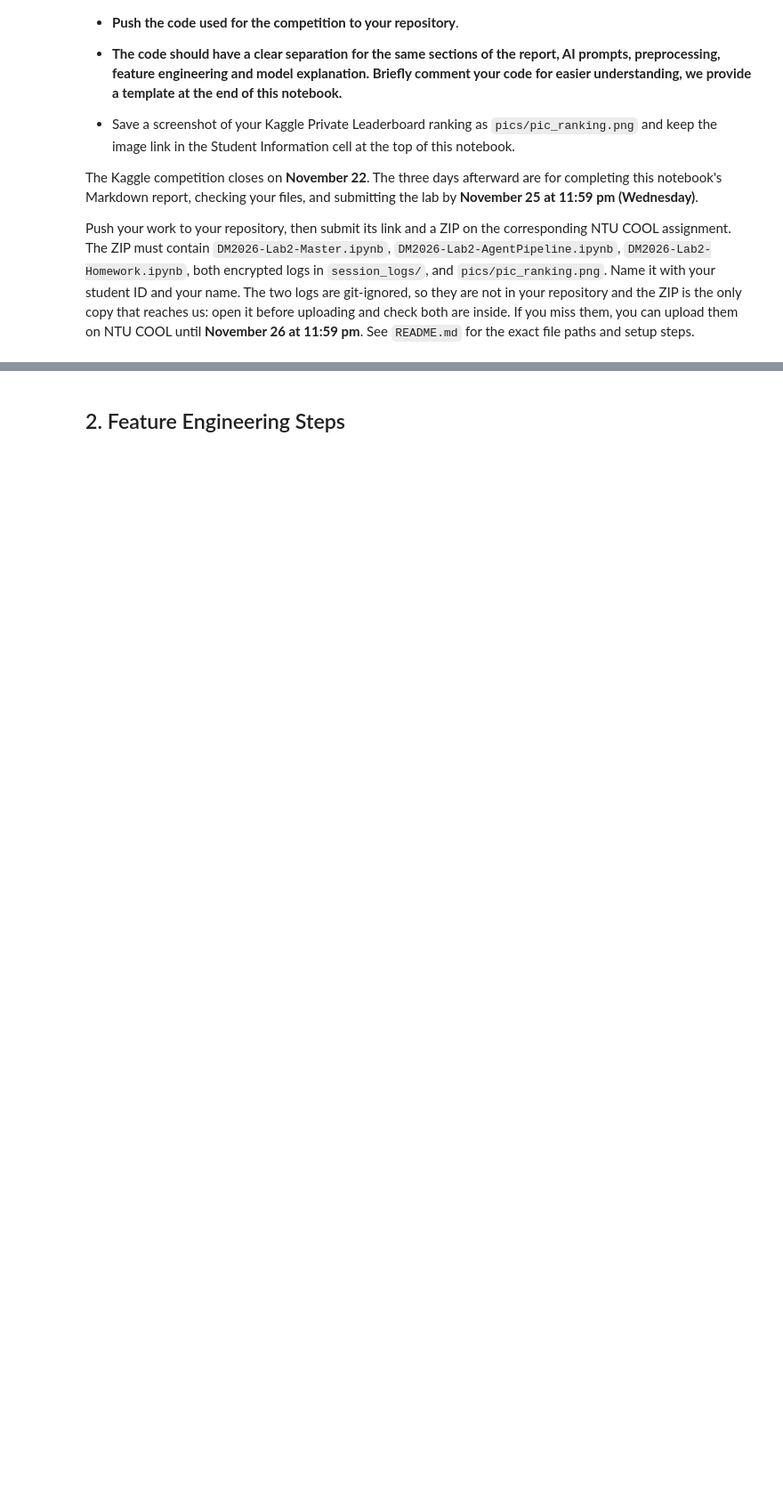
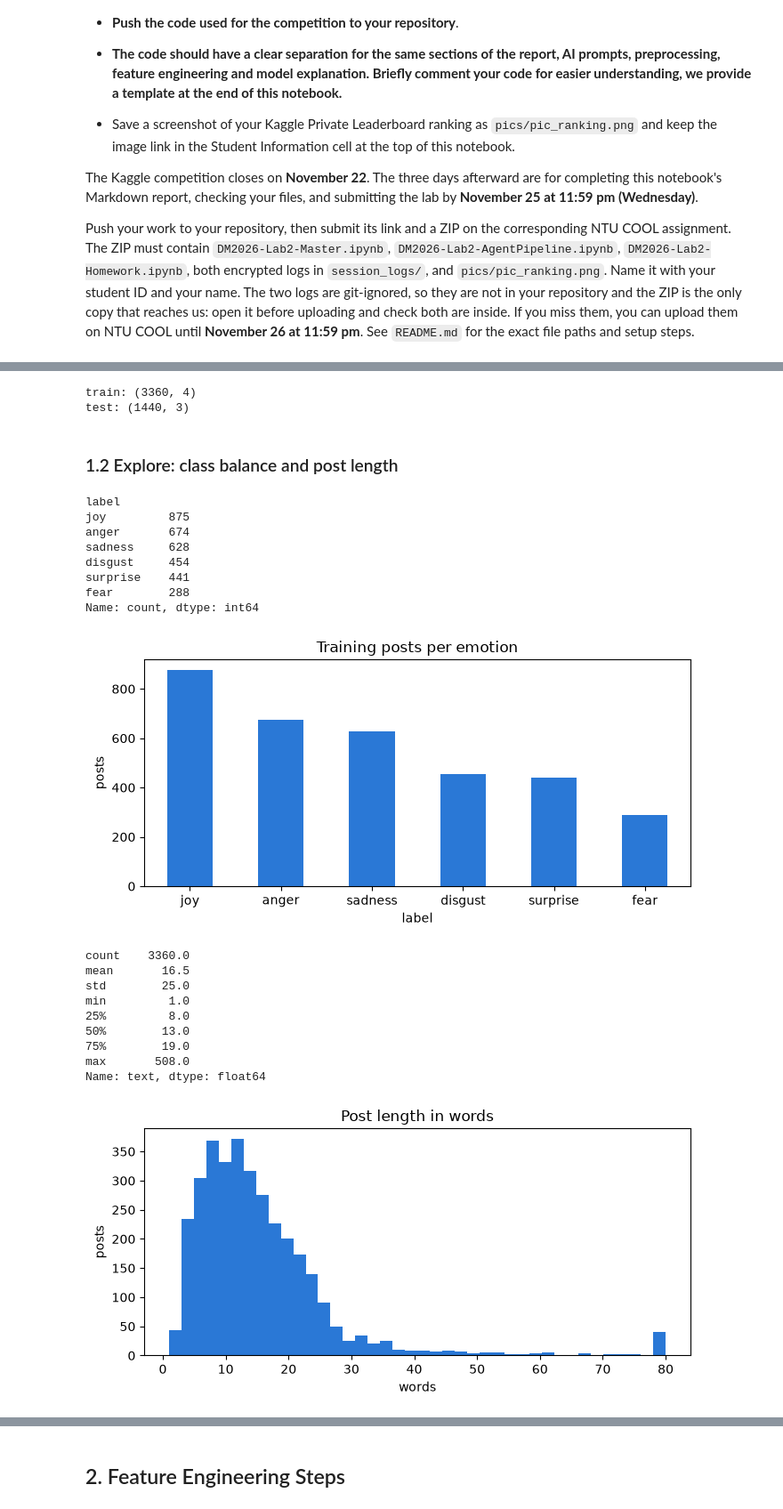
Before and after one commit to JFVR2398/DM2026-Lab2-Exercise, a Jupyter notebook: DM2026-Lab2-Homework.ipynb, the cells around one changed output, grey strips where cells are left out. Shown at 89% size. Saved outputs shown, nothing was run; the diff lists cells and outputs as text; code cells hidden in the pictures; blank space fills up the shorter version.

Commit message:
Lab2: competition noetbook, report, and final homework

```diff
--- a/DM2026-Lab2-Homework.ipynb
+++ b/DM2026-Lab2-Homework.ipynb
@@ -141,0 +253,60 @@ Markdown Syntax to Add Image: `![Description of the Image](./your_local_folder/n
+# %%
+# Load the data of the competition
+ident  = pd.read_csv(DATA_DIR + "data_identification.csv")
+emot   = pd.read_csv(DATA_DIR + "emotion.csv")
+sample = pd.read_csv(DATA_DIR + "sampleSubmission.csv")
+with open(DATA_DIR + "final_posts.json") as f:
+    post = pd.DataFrame(json.load(f))
+
+# Merge the datasets to create the train_df and test_df
+df = post.merge(ident, on = "post_id", how = "left")
+train_df = df[df["set"] == "train"].merge(emot, on = "post_id", how = "inner")
+test_df  = df[df["set"] == "test"].reset_index(drop = True)
+
+print("train:", train_df.shape,)
+print("test:", test_df.shape)
+# %% [output]
+train: (3360, 4)
+test: (1440, 3)
+# %% [markdown]
+### 1.2 Explore: class balance and post length
+# %%
+# How many rows
+counts = train_df["label"].value_counts()
+print(counts)
+
+# Create a graph for the report
+fig, ax = plt.subplots(figsize = (7, 3.5))
+counts.plot(kind = "bar", ax = ax, color = "#2a78d6")
+ax.set_title("Training posts per emotion")
+ax.set_ylabel("posts"); ax.tick_params(axis = "x", rotation = 0)
+plt.tight_layout(); plt.savefig("pics/class_distribution.png", dpi = 150); plt.show()
+
+# Number of words of the text
+n_words = train_df["text"].str.split().str.len()
+print(n_words.describe().round(1))
+fig, ax = plt.subplots(figsize = (7, 3.5))
+ax.hist(n_words.clip(upper = 80), bins = 40, color = "#2a78d6")
+ax.set_title("Post length in words")
+ax.set_xlabel("words"); ax.set_ylabel("posts")
+plt.tight_layout(); plt.savefig("pics/post_length.png", dpi = 150); plt.show()
+# %% [output]
+label
+joy         875
+anger       674
+sadness     628
+disgust     454
+surprise    441
+fear        288
+Name: count, dtype: int64
+[figure, added]
+count    3360.0
+mean       16.5
+std        25.0
+min         1.0
+25%         8.0
+50%        13.0
+75%        19.0
+max       508.0
+Name: text, dtype: float64
+[figure, added]
```
Also changed, not shown: parts of 33 cells of this notebook, 8 other files.
